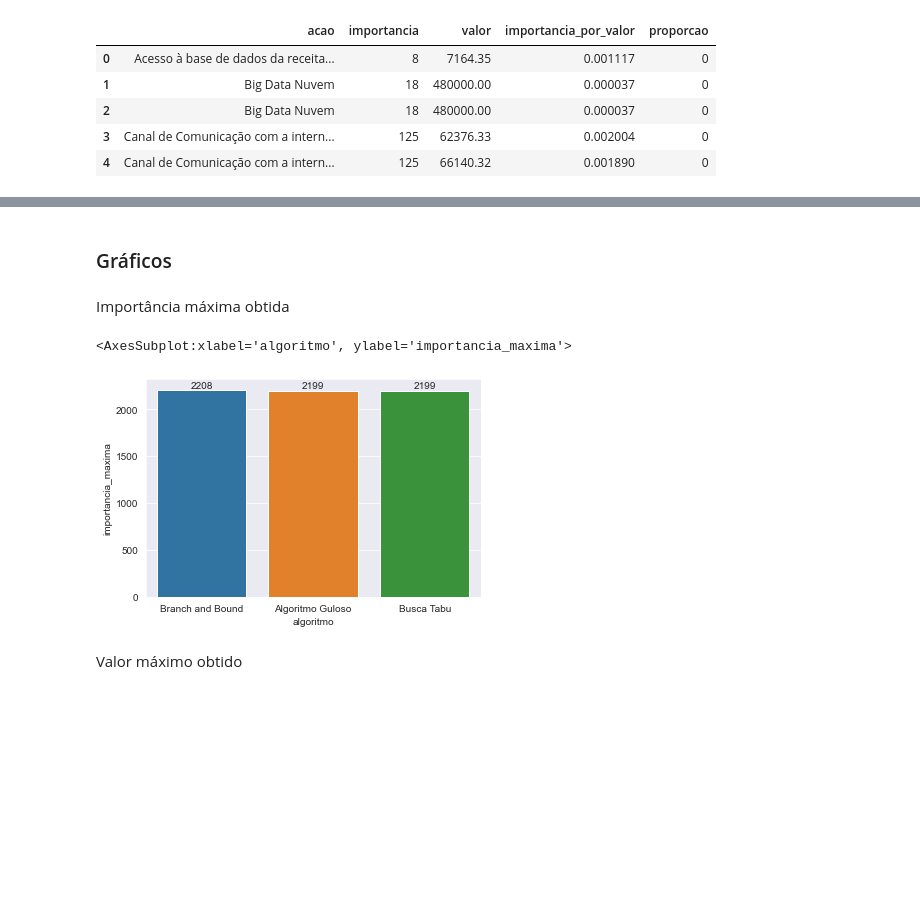
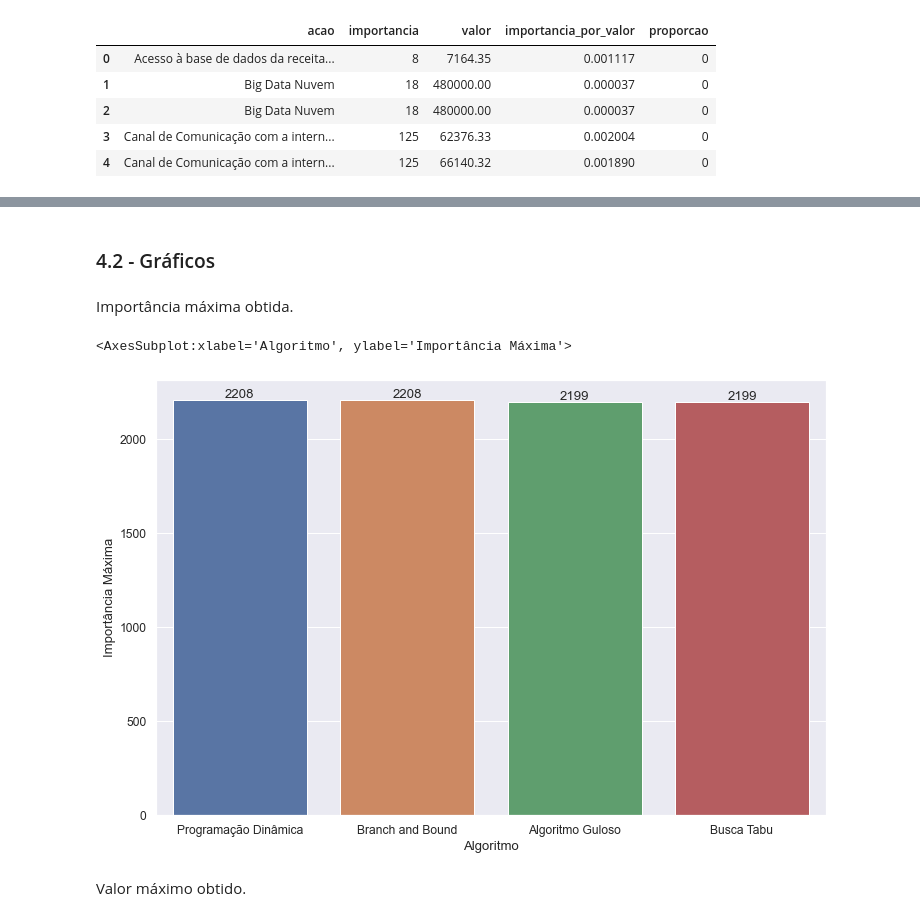
Before and after one commit to pauloceliojr/aed-trabalho-knapsack, a Jupyter notebook: Knapsack.ipynb, the cells around one changed output, grey strips where cells are left out. Saved outputs shown, nothing was run; the diff lists cells and outputs as text; code cells hidden in the pictures; blank space fills up the shorter version.

```diff
--- a/Knapsack.ipynb
+++ b/Knapsack.ipynb
@@ -304,0 +157,7 @@ estatisticas = pd.concat([estatisticas, estatistica], ignore_index=True)
+# %%
+knapsack_solver = KnapsackSolverFactory.\
+    get_solver(KnapsackSolverFactory.DYNAMIC_PROGRAMMING_KNAPSACK_SOLVER,
+               valor_disponivel, itens)
+itens_retornados, estatistica = solucionar_problema(knapsack_solver)
+
+estatisticas = pd.concat([estatisticas, estatistica], ignore_index=True)
@@ -304,0 +209,7 @@ estatisticas = pd.concat([estatisticas, estatistica], ignore_index=True)
+# %%
+knapsack_solver = KnapsackSolverFactory.\
+    get_solver(KnapsackSolverFactory.BRANCH_AND_BOUND_KNAPSACK_SOLVER,
+               valor_disponivel, itens)
+itens_retornados, estatistica = solucionar_problema(knapsack_solver)
+
+estatisticas = pd.concat([estatisticas, estatistica], ignore_index=True)
@@ -304,0 +268,7 @@ estatisticas = pd.concat([estatisticas, estatistica], ignore_index=True)
+# %%
+knapsack_solver = KnapsackSolverFactory.\
+    get_solver(KnapsackSolverFactory.GREEDY_KNAPSACK_SOLVER,
+               valor_disponivel, itens)
+itens_retornados, estatistica = solucionar_problema(knapsack_solver)
+
+estatisticas = pd.concat([estatisticas, estatistica], ignore_index=True)
@@ -304,0 +322,7 @@ estatisticas = pd.concat([estatisticas, estatistica], ignore_index=True)
+# %%
+knapsack_solver = KnapsackSolverFactory.\
+    get_solver(KnapsackSolverFactory.TABU_SEARCH_KNAPSACK_SOLVER,
+               valor_disponivel, itens)
+itens_retornados, estatistica = solucionar_problema(knapsack_solver, timeout=300)
+
+estatisticas = pd.concat([estatisticas, estatistica], ignore_index=True)
@@ -312,15 +386,19 @@ estatisticas
 # %% [markdown]
-### Gráficos
+### 4.2 - Gráficos
 # %% [markdown]
-Importância máxima obtida
+Importância máxima obtida.
 # %%
+sns.set(font_scale=1.1)
 ax = sns.barplot(x="algoritmo", y="importancia_maxima", data=estatisticas)
 ax.bar_label(ax.containers[0])
+ax.figure.set_size_inches(12, 8)
+ax.set_xlabel("Algoritmo")
+ax.set_ylabel("Importância Máxima")
 ax
 # %% [output]
-<AxesSubplot:xlabel='algoritmo', ylabel='importancia_maxima'>
+<AxesSubplot:xlabel='Algoritmo', ylabel='Importância Máxima'>
-[figure, old version]
+[figure, new version]
 # %% [markdown]
-Valor máximo obtido
+Valor máximo obtido.
 # %%
 ax = sns.barplot(x="algoritmo", y="valor_maximo", data=estatisticas)
```
Also changed, not shown: parts of 103 cells of this notebook, 7 other files.
